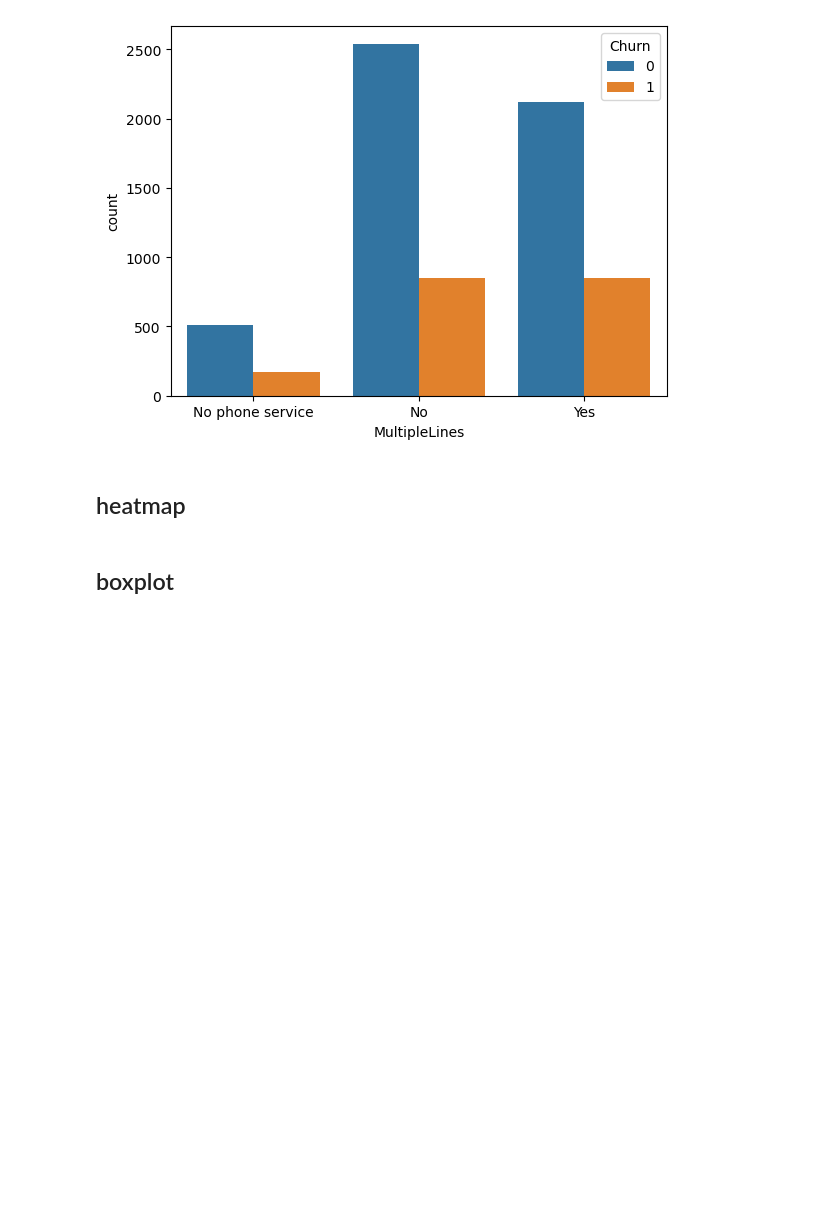
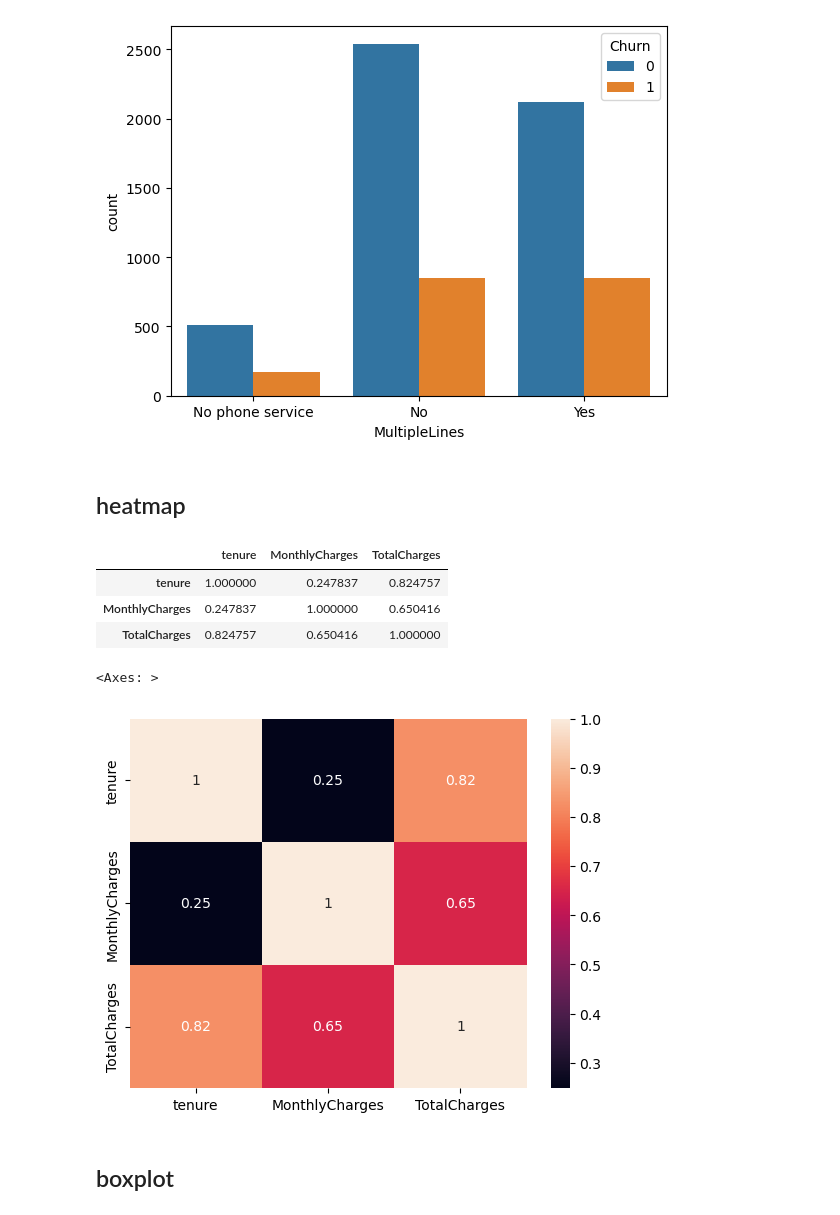
Before and after one commit to gyulin99/hellopython, a Jupyter notebook: 25_파이썬데이터분석_실습_통신사고객이탈.ipynb, the cells around one changed output. Drawn from its saved outputs; the diff is of its cells as text; code cells hidden in the pictures; blank space fills up the shorter version.

```diff
--- a/25_파이썬데이터분석_실습_통신사고객이탈.ipynb
+++ b/25_파이썬데이터분석_실습_통신사고객이탈.ipynb
@@ -429,6 +429,18 @@ sns.countplot(data=df, x='MultipleLines',  hue='Churn')
 [figure]
 # %% [markdown]
 ## heatmap
+# %%
+df[['tenure','MonthlyCharges','TotalCharges']].corr()
+# %% [output]
+|  | tenure | MonthlyCharges | TotalCharges |
+| tenure | 1.000000 | 0.247837 | 0.824757 |
+| MonthlyCharges | 0.247837 | 1.000000 | 0.650416 |
+| TotalCharges | 0.824757 | 0.650416 | 1.000000 |
+# %%
+sns.heatmap(df[['tenure','MonthlyCharges','TotalCharges']].corr(), annot=True)
+# %% [output]
+<Axes: >
+[figure, added]
 # %% [markdown]
 ## boxplot
 # %%
```
Also changed, not shown: parts of 3 cells of this notebook.
